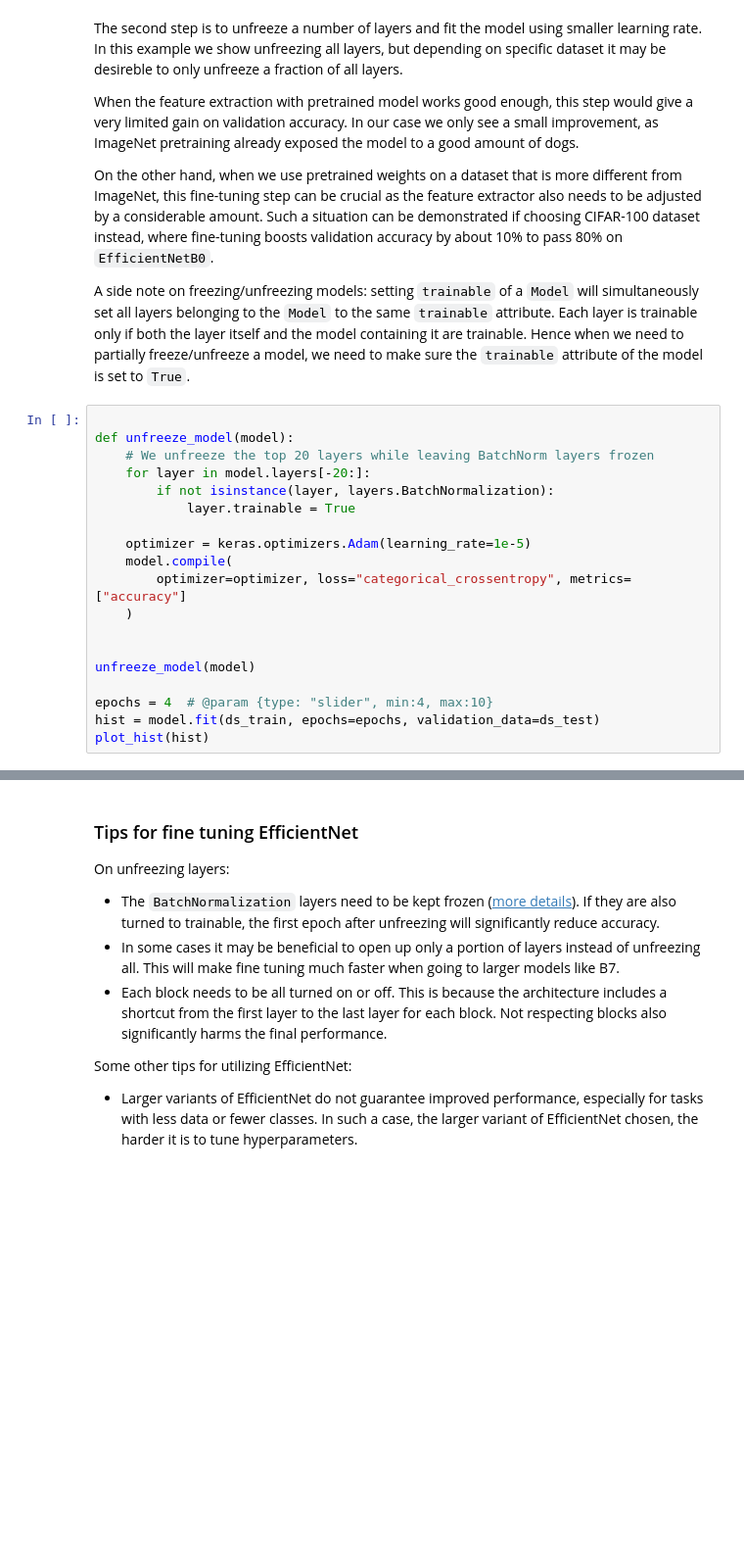
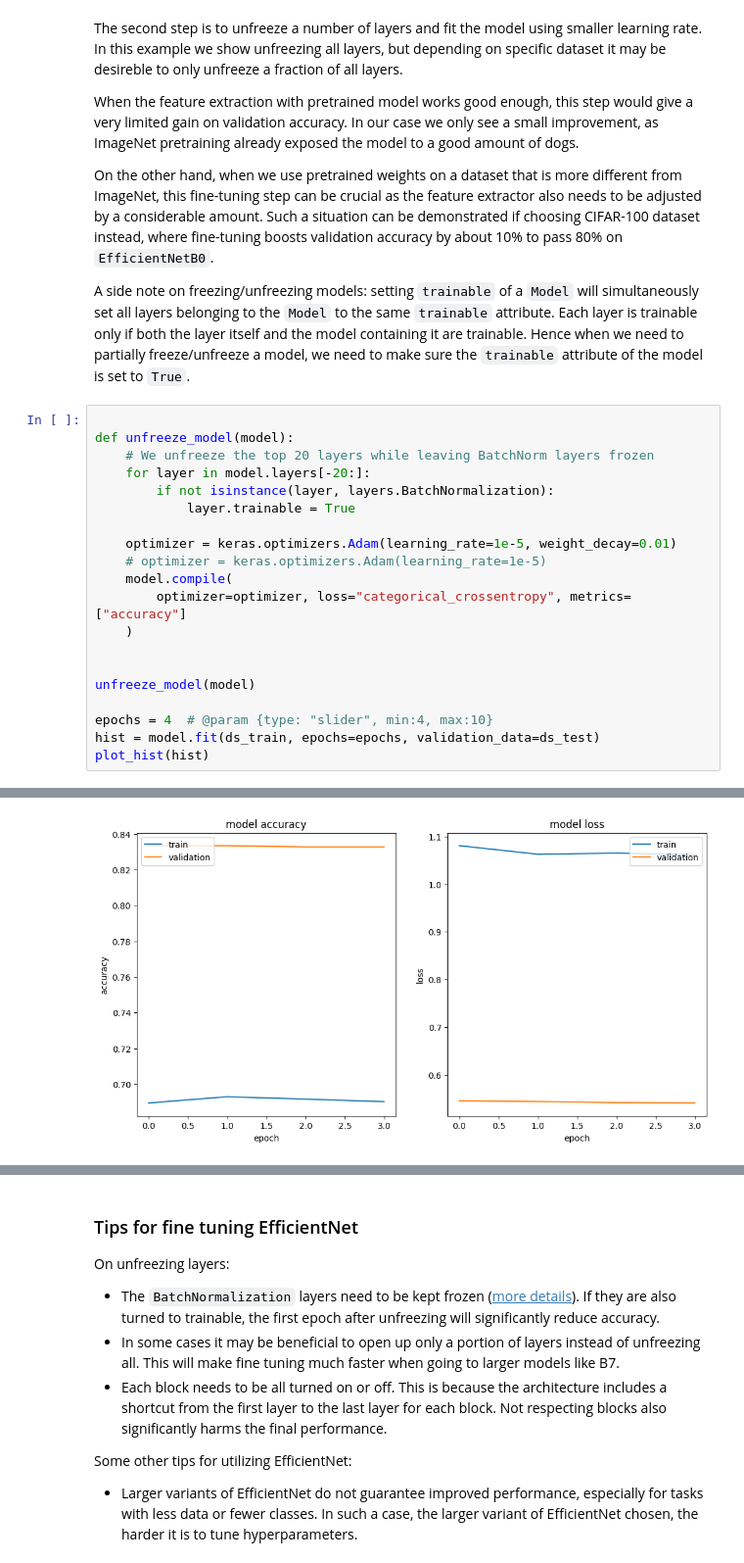
Before and after one commit to bchenley/IK_EarlySeptember2023, a Jupyter notebook: examples/vision/ipynb/image_classification_efficientnet_fine_tuning.ipynb, the cells around one changed output, grey strips where cells are left out. Shown at 98% size. Drawn from its saved outputs; the diff is of its cells as text; blank space fills up the shorter version.

```diff
--- a/examples/vision/ipynb/image_classification_efficientnet_fine_tuning.ipynb
+++ b/examples/vision/ipynb/image_classification_efficientnet_fine_tuning.ipynb
@@ -402,7 +553,8 @@ def unfreeze_model(model):
         if not isinstance(layer, layers.BatchNormalization):
             layer.trainable = True
 
-    optimizer = keras.optimizers.Adam(learning_rate=1e-5)
+    optimizer = keras.optimizers.Adam(learning_rate=1e-5, weight_decay=0.01)
+    # optimizer = keras.optimizers.Adam(learning_rate=1e-5)
     model.compile(
         optimizer=optimizer, loss="categorical_crossentropy", metrics=["accuracy"]
     )
@@ -413,3 +565,4 @@ unfreeze_model(model)
 epochs = 4  # @param {type: "slider", min:4, max:10}
 hist = model.fit(ds_train, epochs=epochs, validation_data=ds_test)
 plot_hist(hist)
+# %% [output]
@@ -415,0 +577 @@ plot_hist(hist)
+[figure, added]
```
Also changed, not shown: parts of 27 cells of this notebook.
